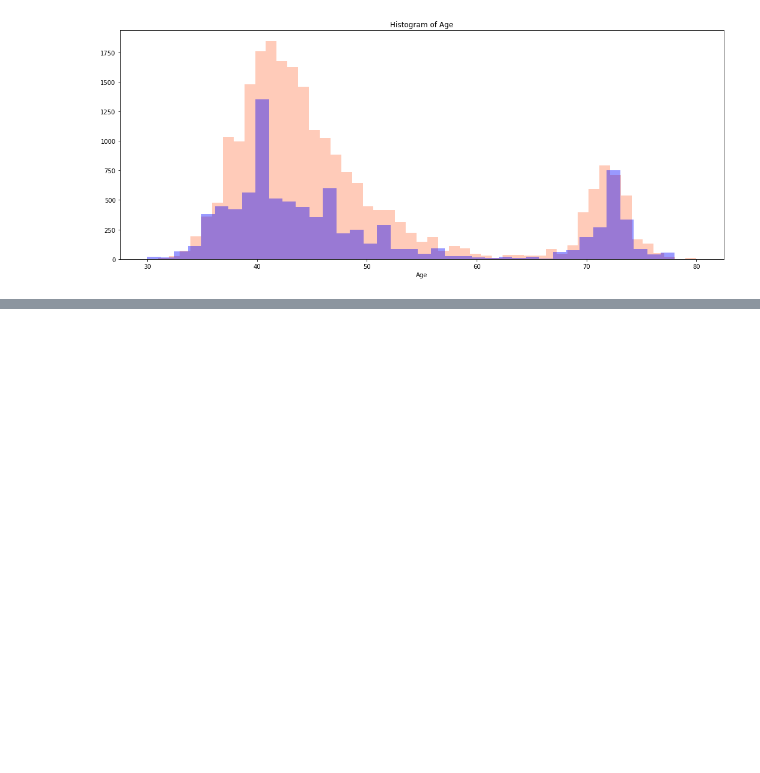
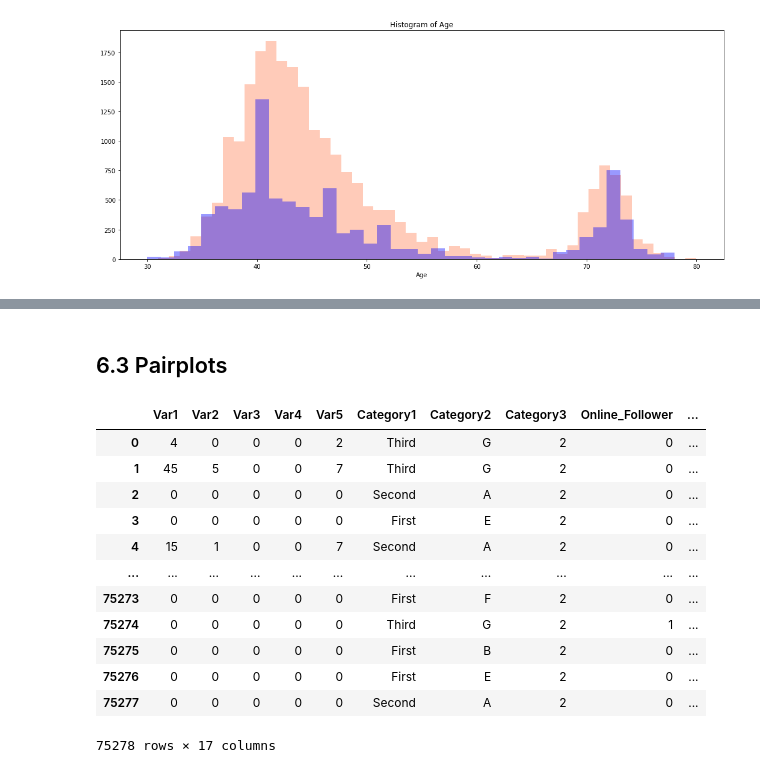
Before and after one commit to teja275/Janatahack-Healthcare-Analytics, a Jupyter notebook: Notebooks/Data Exploration.ipynb, the cells around one changed output, grey strips where cells are left out. Saved outputs shown, nothing was run; the diff lists cells and outputs as text; code cells hidden in the pictures; blank space fills up the shorter version.

```diff
--- a/Notebooks/Data Exploration.ipynb
+++ b/Notebooks/Data Exploration.ipynb
@@ -299,0 +321,18 @@ for col in train_final_data.columns:
+# %% [markdown]
+## 6.3 Pairplots
+# %%
+train_final_data.drop(ignore,axis=1).drop(ID1,axis=1).drop(ID2,axis=1).drop(target,axis=1)
+# %% [output]
+|  | Var1 | Var2 | Var3 | Var4 | Var5 | Category1 | Category2 | Category3 | Online_Follower | ... |
+| 0 | 4 | 0 | 0 | 0 | 2 | Third | G | 2 | 0 | ... |
+| 1 | 45 | 5 | 0 | 0 | 7 | Third | G | 2 | 0 | ... |
+| 2 | 0 | 0 | 0 | 0 | 0 | Second | A | 2 | 0 | ... |
+| 3 | 0 | 0 | 0 | 0 | 0 | First | E | 2 | 0 | ... |
+| 4 | 15 | 1 | 0 | 0 | 7 | Second | A | 2 | 0 | ... |
+| ... | ... | ... | ... | ... | ... | ... | ... | ... | ... | ... |
+| 75273 | 0 | 0 | 0 | 0 | 0 | First | F | 2 | 0 | ... |
+| 75274 | 0 | 0 | 0 | 0 | 0 | Third | G | 2 | 1 | ... |
+| 75275 | 0 | 0 | 0 | 0 | 0 | First | B | 2 | 0 | ... |
+| 75276 | 0 | 0 | 0 | 0 | 0 | First | E | 2 | 0 | ... |
+| 75277 | 0 | 0 | 0 | 0 | 0 | Second | A | 2 | 0 | ... |
+75278 rows × 17 columns
```
Also changed, not shown: parts of 5 cells of this notebook, 18 other files.
